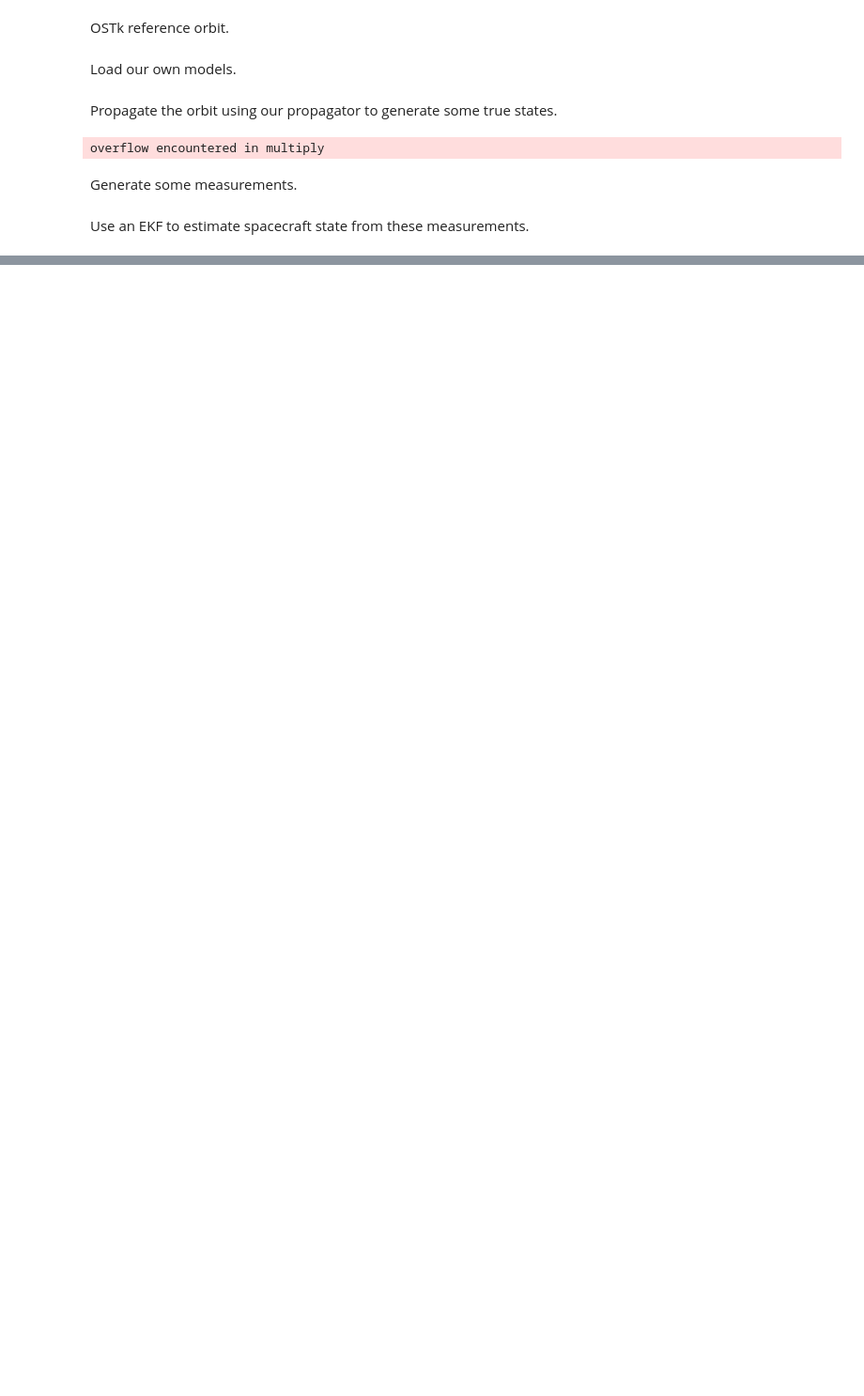
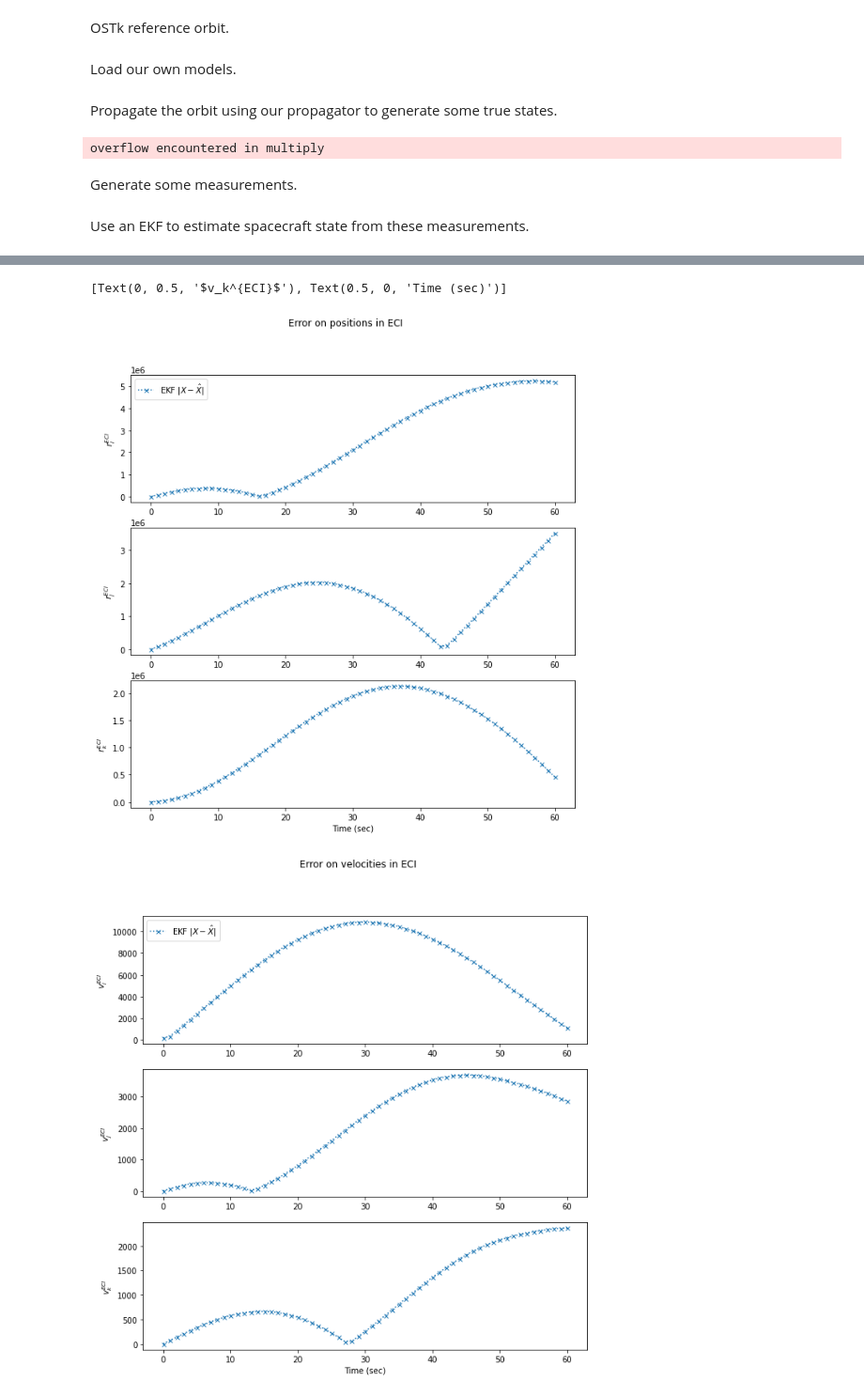
Before and after one commit to EleonoreJ/Kalman-Filtering-Orbit-Determination, a Jupyter notebook: Test Filters.ipynb, the cells around one changed output, grey strips where cells are left out. Shown: that part at 94% size. Cells and saved outputs as stored; diff of their text form; code cells hidden in the pictures; blank space fills up the shorter version.

```diff
--- a/Test Filters.ipynb
+++ b/Test Filters.ipynb
@@ -186,0 +323,24 @@ axs[2].set(xlabel="Time (sec)", ylabel="$v_k^{ECI}$")
+# %%
+fig, axs = plt.subplots(3, figsize=(10,10))
+fig.suptitle('Error on positions in ECI')
+axs[0].plot(abs(X_kepler[:,0]-mu[:,0]), ':x', ms=5, label="EKF $|X-\hat{X}|$")
+axs[0].set(ylabel="$r_i^{ECI}$")
+axs[0].legend(loc="upper left")
+axs[1].plot(abs(X_kepler[:,1]-mu[:,1]), ':x', ms=5)
+axs[1].set(ylabel="$r_j^{ECI}$")
+axs[2].plot(abs(X_kepler[:,2]-mu[:,2]), ':x', ms=5)
+axs[2].set(xlabel="Time (sec)", ylabel="$r_k^{ECI}$")
+
+fig, axs = plt.subplots(3, figsize=(10,10))
+fig.suptitle('Error on velocities in ECI')
+axs[0].plot(abs(X_kepler[:,3]-mu[:,4]), ':x', ms=5, label="EKF $|X-\hat{X}|$")
+axs[0].set(ylabel="$v_i^{ECI}$")
+axs[0].legend(loc="upper left")
+axs[1].plot(abs(X_kepler[:,4]-mu[:,4]), ':x', ms=5)
+axs[1].set(ylabel="$v_j^{ECI}$")
+axs[2].plot(abs(X_kepler[:,5]-mu[:,5]), ':x', ms=5)
+axs[2].set(xlabel="Time (sec)", ylabel="$v_k^{ECI}$")
+# %% [output]
+[Text(0, 0.5, '$v_k^{ECI}$'), Text(0.5, 0, 'Time (sec)')]
+[figure, added]
+[figure, added]
```
Also changed, not shown: parts of 6 cells of this notebook.
